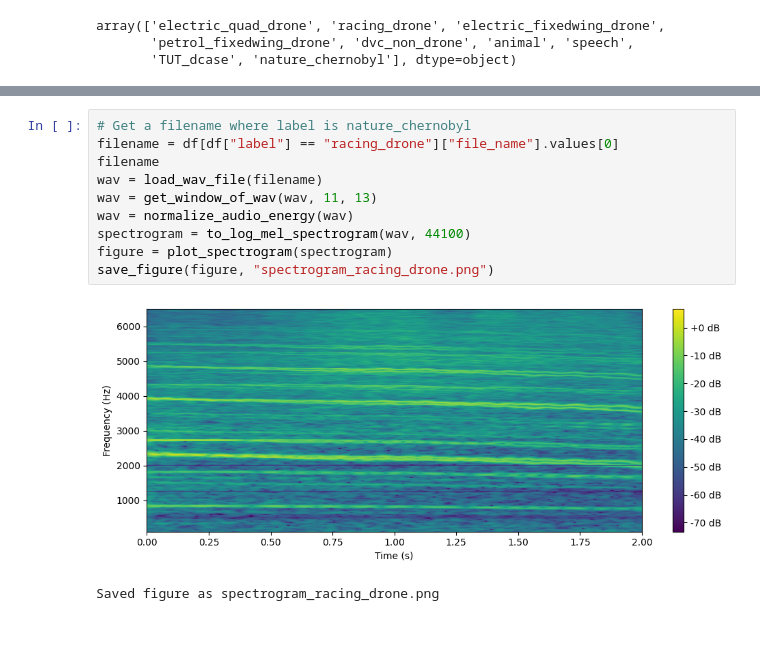
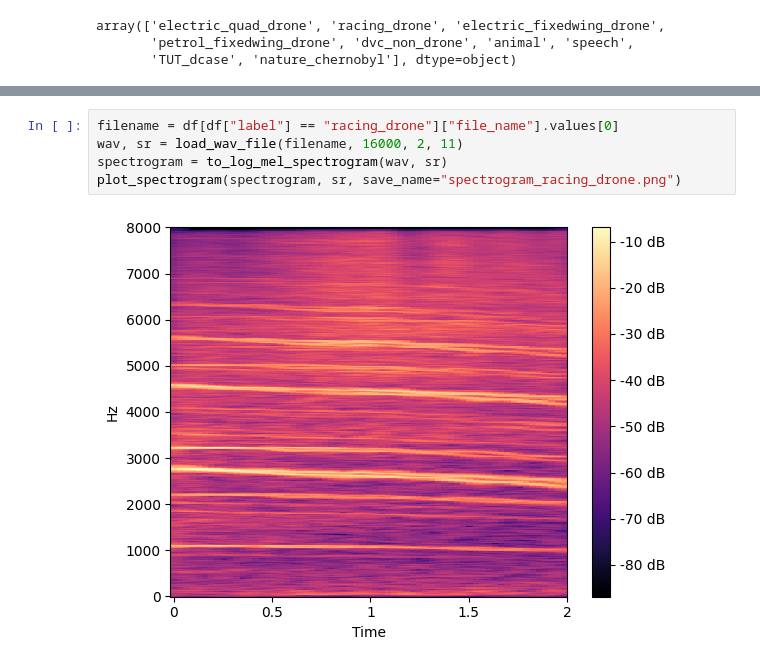
Before and after one commit to MyhreS/skyline, a Jupyter notebook: results/utils/spectrogram.ipynb, the cells around one changed output, grey strips where cells are left out. Drawn from its saved outputs; the diff is of its cells as text; blank space fills up the shorter version.

```diff
--- a/results/utils/spectrogram.ipynb
+++ b/results/utils/spectrogram.ipynb
@@ -118,13 +126,7 @@ Saved figure as spectogram_electric_quad_drone.png
 # %%
-# Get a filename where label is nature_chernobyl
 filename = df[df["label"] == "racing_drone"]["file_name"].values[0]
-filename
-wav = load_wav_file(filename)
-wav = get_window_of_wav(wav, 11, 13)
-wav = normalize_audio_energy(wav)
-spectrogram = to_log_mel_spectrogram(wav, 44100)
-figure = plot_spectrogram(spectrogram)
-save_figure(figure, "spectrogram_racing_drone.png")
+wav, sr = load_wav_file(filename, 16000, 2, 11)
+spectrogram = to_log_mel_spectrogram(wav, sr)
+plot_spectrogram(spectrogram, sr, save_name="spectrogram_racing_drone.png")
 # %% [output]
-[figure, old version]
+[figure, new version]
-Saved figure as spectrogram_racing_drone.png
```
Also changed, not shown: parts of 26 cells of this notebook, 32 other files.
